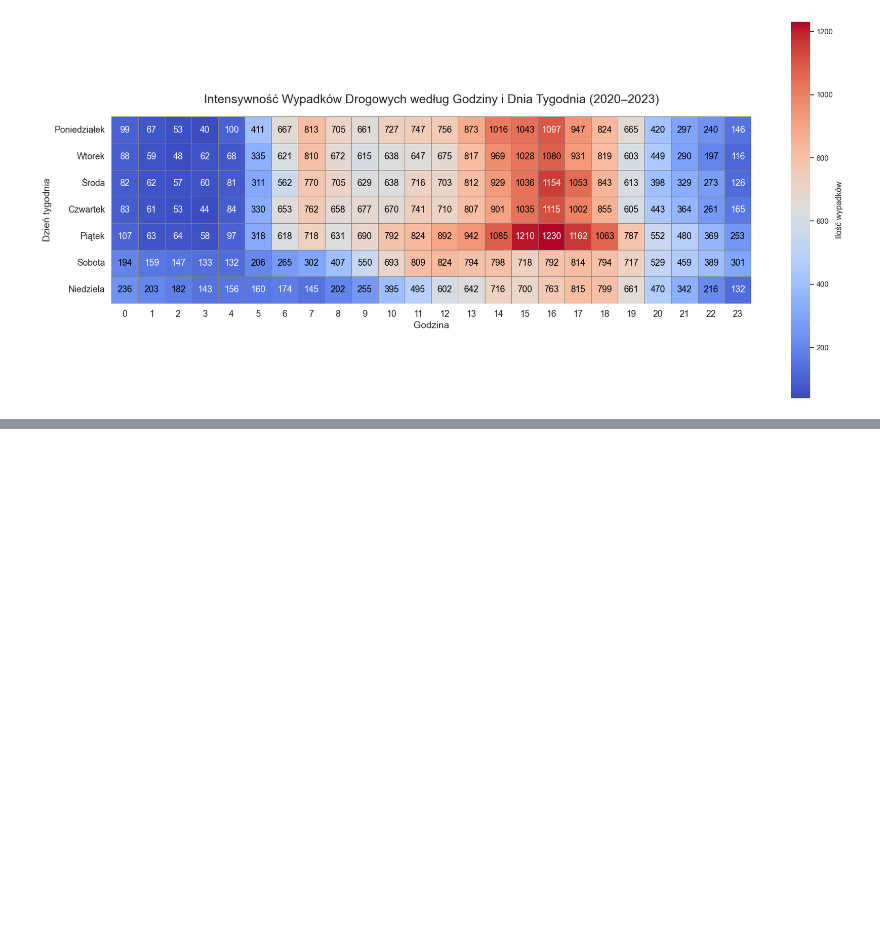
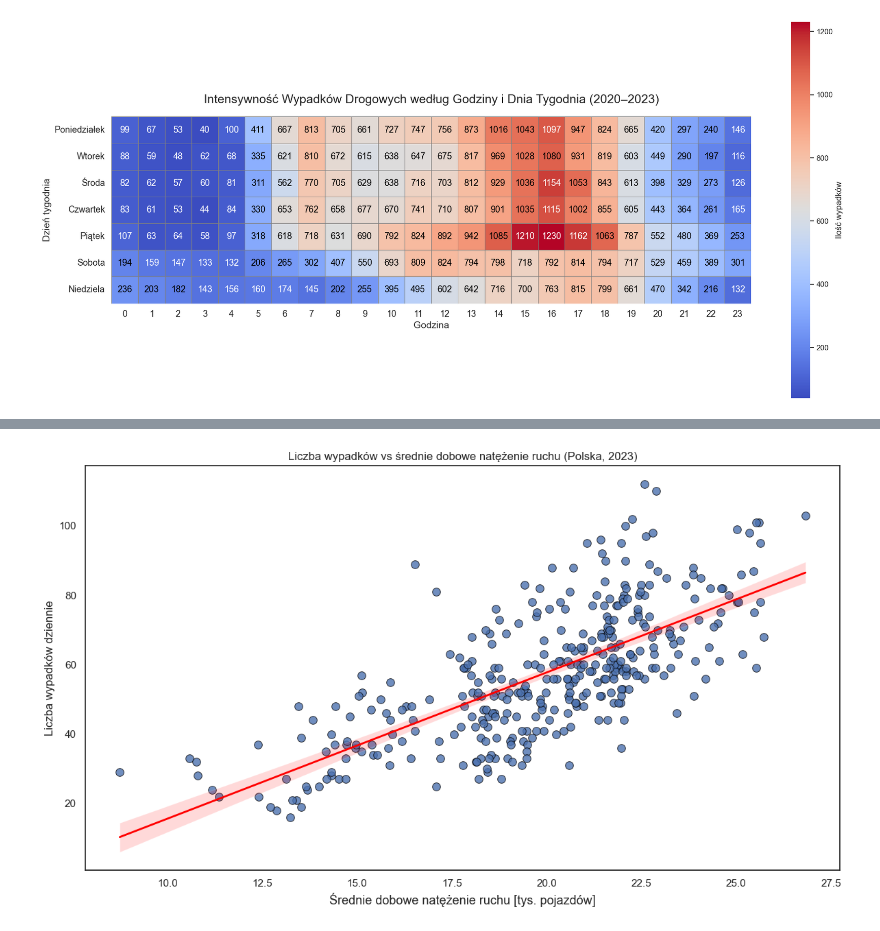
Before and after one commit to JankData/car-accidents-visualizations, a Jupyter notebook: notebooks/wypadki1.ipynb, the cells around one changed output, grey strips where cells are left out. Drawn from its saved outputs; the diff is of its cells as text; code cells hidden in the pictures; blank space fills up the shorter version.

Commit message:
Added scatter plot

```diff
--- a/notebooks/wypadki1.ipynb
+++ b/notebooks/wypadki1.ipynb
@@ -329,0 +368,8 @@ plt.show()
+# %%
+traffic_per_day = (
+    df_traffic
+    .groupby("DATA")["SDRD"]
+    .mean()
+    .reset_index(name="traffic_mean")
+)
+traffic_per_day.head()
@@ -329,0 +383,3 @@ plt.show()
+# %%
+traffic_per_day.rename(columns={"DATA": "date"}, inplace=True)
+traffic_per_day.head()
@@ -329,0 +393,3 @@ plt.show()
+# %%
+df = acc_per_day.merge(traffic_per_day, on="date", how="inner")
+df.head()
@@ -329,0 +403,32 @@ plt.show()
+# %%
+df["traffic_mean_k"] = df["traffic_mean"] / 1000
+# %%
+plt.figure(figsize=(12,7))
+
+sns.scatterplot(
+    data=df,
+    x="traffic_mean_k",
+    y="accidents",
+    s=70,
+    alpha=0.8,
+    edgecolor="black"
+)
+
+sns.regplot(
+    data=df,
+    x="traffic_mean_k",
+    y="accidents",
+    scatter=False,
+    color="red",
+    line_kws={"linewidth": 2}
+)
+
+plt.xlabel("Średnie dobowe natężenie ruchu [tys. pojazdów]", fontsize=13)
+plt.ylabel('Liczba wypadków dziennie')
+plt.title('Liczba wypadków vs średnie dobowe natężenie ruchu (Polska, 2023)')
+
+plt.tight_layout()
+plt.savefig('scatter_wypadki.png')
+plt.show()
+# %% [output]
+[figure, added]
```
Also changed, not shown: parts of 8 cells of this notebook.
